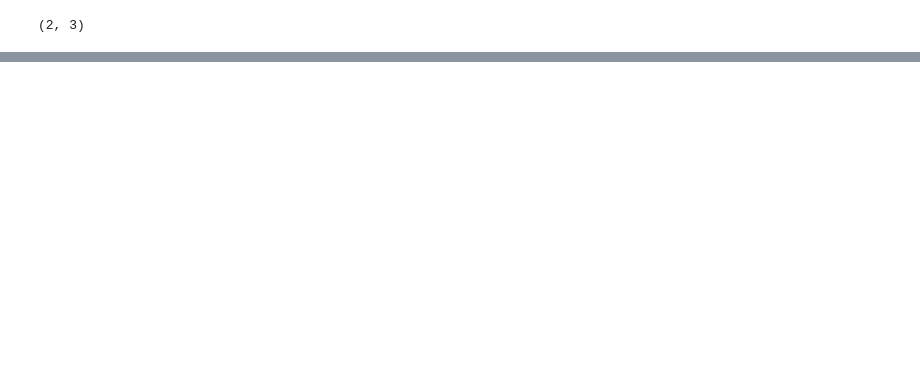
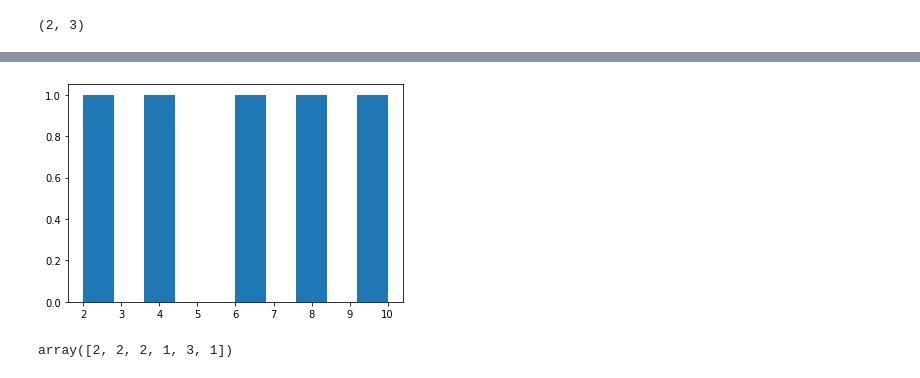
Before and after one commit to a2r7i4f3/MachineLearningTraining, a Jupyter notebook: introduction-to-numpy.ipynb, the cells around one changed output, grey strips where cells are left out. Drawn from its saved outputs; the diff is of its cells as text; code cells hidden in the pictures; blank space fills up the shorter version.

```diff
--- a/introduction-to-numpy.ipynb
+++ b/introduction-to-numpy.ipynb
@@ -230,0 +552,10 @@ dataframe
+# %%
+plt.hist(low_var_array)
+plt.show()
+# %% [output]
+[figure, added]
+# %%
+high_var_array1 = np.random.randint(1, 5,6)
+high_var_array1
+# %% [output]
+array([2, 2, 2, 1, 3, 1])
```
Also changed, not shown: parts of 54 cells of this notebook.
